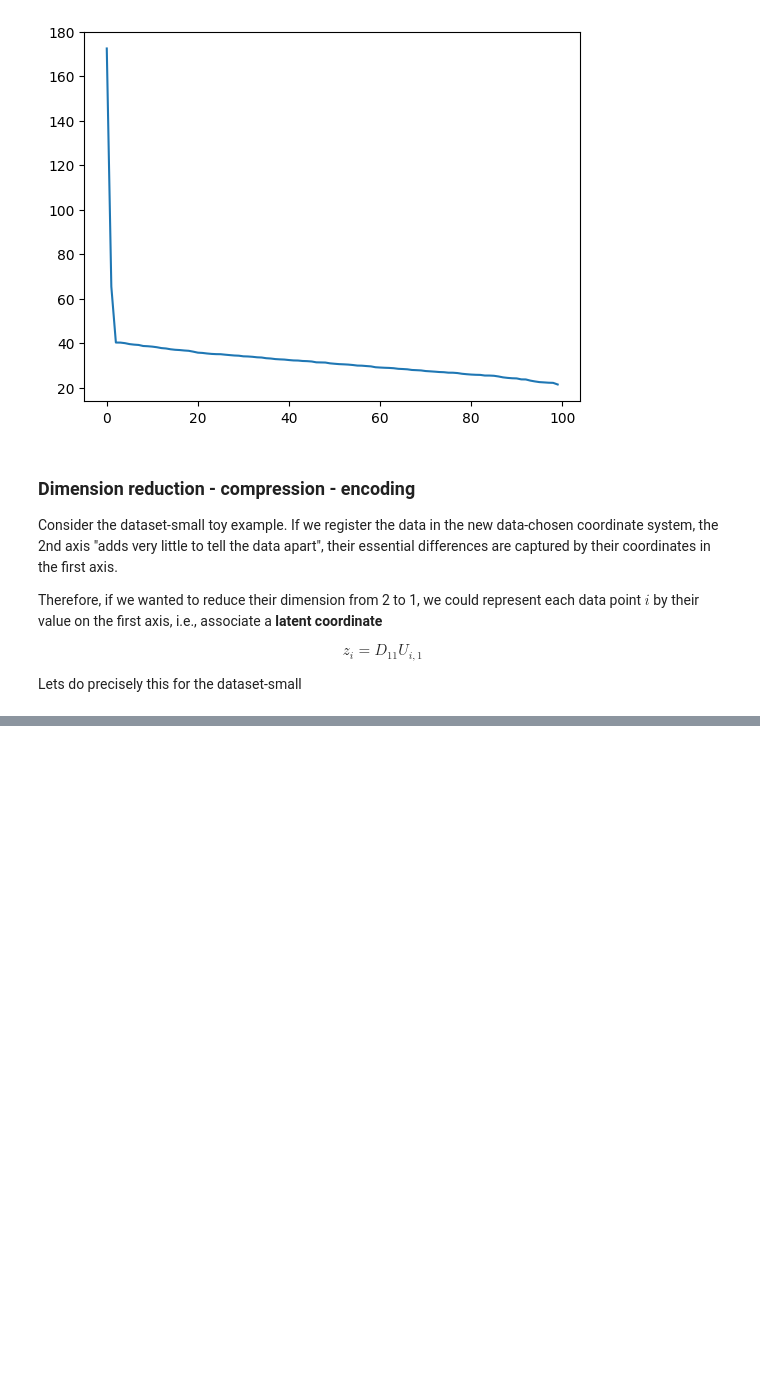
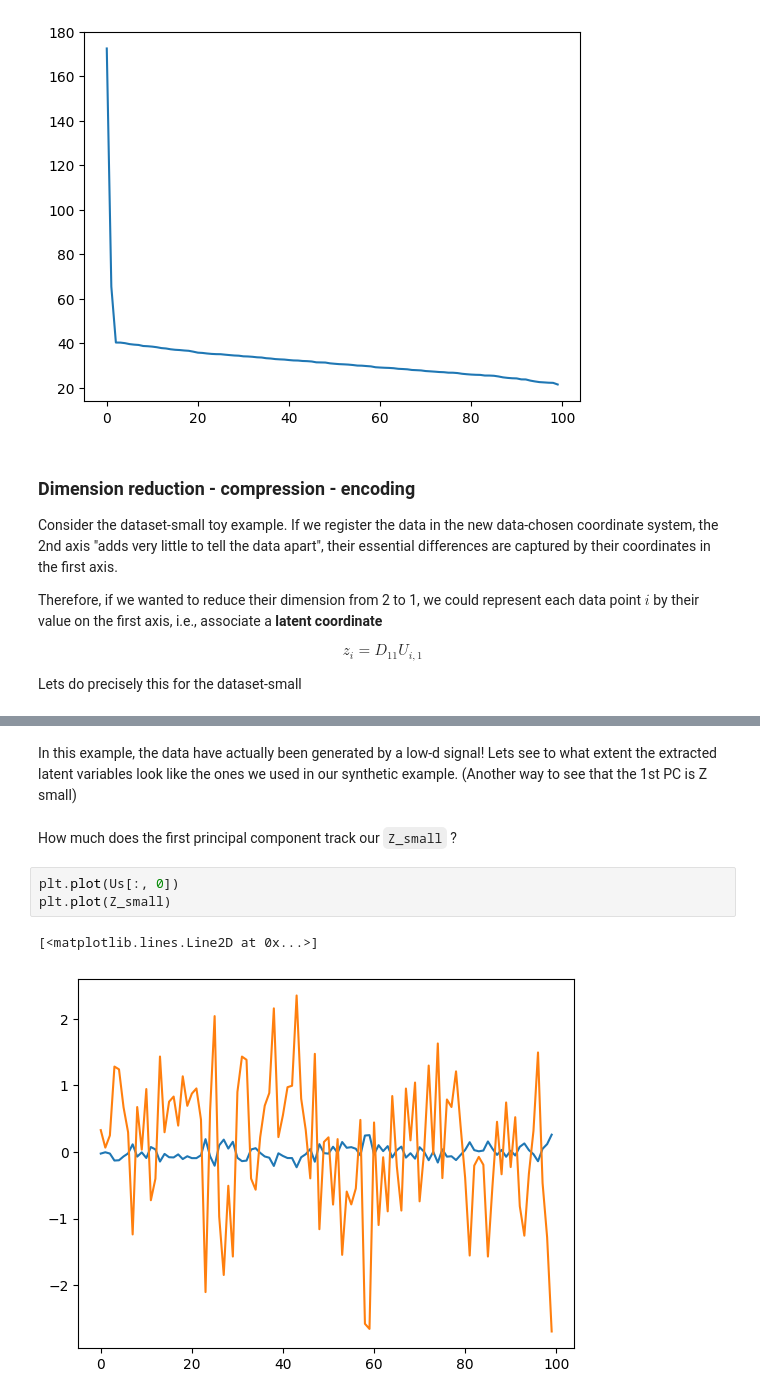
Before and after one commit to CongWang141/data_science, a Jupyter notebook: day4/6_Unsupervised.ipynb, the cells around one changed output, grey strips where cells are left out. Saved outputs shown, nothing was run; the diff lists cells and outputs as text; blank space fills up the shorter version.

```diff
--- a/day4/6_Unsupervised.ipynb
+++ b/day4/6_Unsupervised.ipynb
@@ -943,0 +945,10 @@ plt.plot(Ds[0]*Us[:,0], np.zeros(n), 'o')
+# %% [markdown]
+In this example, the data have actually been generated by a low-d signal! Lets see to what extent the extracted latent variables look like the ones we used in our synthetic example. (Another way to see that the 1st PC is Z small)
+# %% [markdown]
+How much does the first principal component track our `Z_small` ?
+# %%
+plt.plot(Us[:, 0])
+plt.plot(Z_small)
+# %% [output]
+[<matplotlib.lines.Line2D at 0x...>]
+[figure, added]
```
Also changed, not shown: parts of 13 cells of this notebook.
